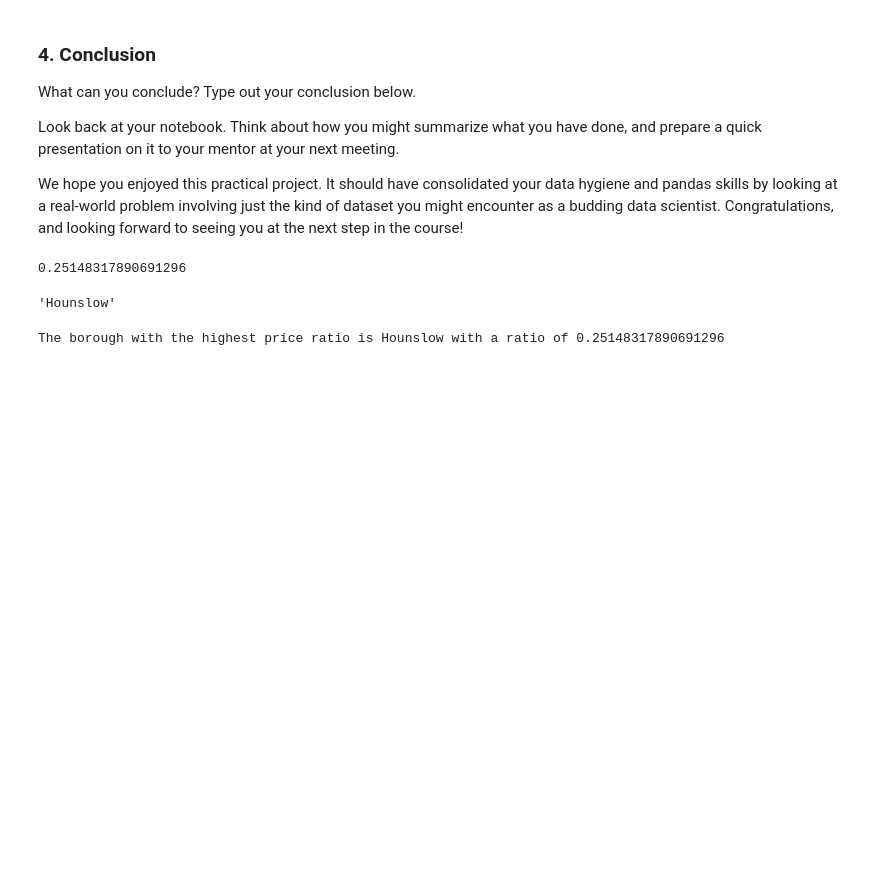
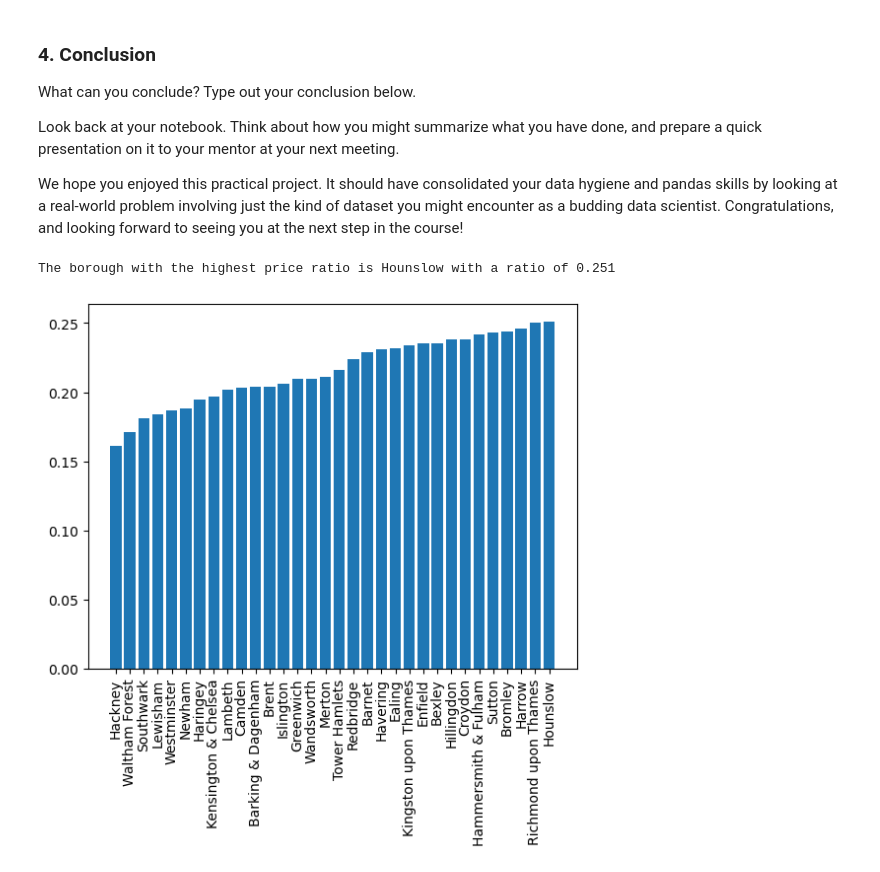
Before and after one commit to kyleanthonyr/london-housing-project, a Jupyter notebook: London Housing Challenge - Tier 3.ipynb, the cells around one changed output. Saved outputs shown, nothing was run; the diff lists cells and outputs as text; code cells hidden in the pictures; blank space fills up the shorter version.

Commit message:
add chart to show trends, sorted boroughs

```diff
--- a/London Housing Challenge - Tier 3.ipynb
+++ b/London Housing Challenge - Tier 3.ipynb
@@ -442,0 +429,6 @@ len(filtered_boroughs)
+# %%
+not_boroughs = ['City of London', 'England', 'Outer London', 'Inner London']
+regions = [borough for borough in boroughs if borough.isupper()]
+# %%
+filtered_boroughs_and_regions = [borough for borough in boroughs if borough not in not_boroughs and borough not in regions]
+filtered_boroughs_and_regions
@@ -444,7 +454,7 @@ len(filtered_boroughs)
 price_ratio = {}
 
 # Iterates over the unique set of borough names, calculates the average price for 1998 and 2018 and adds it to the dict price_ratio
-for borough in filtered_boroughs:
+for borough in filtered_boroughs_and_regions:
     ratio = create_price_ratio(properties, borough)
     price_ratio[borough] = ratio
 
@@ -469,0 +480,3 @@ price_ratio
+# %%
+sorted_ratios = {k: v for k, v in sorted(price_ratio.items(), key=lambda item: item[1])}
+sorted_ratios
@@ -474,17 +505,16 @@ What can you conclude? Type out your conclusion below.
 Look back at your notebook. Think about how you might summarize what you have done, and prepare a quick presentation on it to your mentor at your next meeting.
 
 We hope you enjoyed this practical project. It should have consolidated your data hygiene and pandas skills by looking at a real-world problem involving just the kind of dataset you might encounter as a budding data scientist. Congratulations, and looking forward to seeing you at the next step in the course!
-# %%
-max_ratio = max(price_ratio.values())
-max_ratio
-# %% [output]
-0.25148317890691296
-# %%
-max_borough = max(price_ratio, key=price_ratio.get)
-max_borough
-# %% [output]
-'Hounslow'
 # %%
-print(f'The borough with the highest price ratio is {max_borough} with a ratio of {max_ratio}')
+print(f'The borough with the highest price ratio is Hounslow with a ratio of {sorted_ratios["Hounslow"]}')
 # %% [output]
-The borough with the highest price ratio is Hounslow with a ratio of 0.25148317890691296
+The borough with the highest price ratio is Hounslow with a ratio of 0.251
+# %%
+boroughs = list(sorted_ratios.keys())
+ratios = list(sorted_ratios.values())
+
+plt.bar(range(len(sorted_ratios)), ratios, tick_label=boroughs)
+plt.xticks(rotation='vertical')
+plt.show()
+# %% [output]
+[figure, added]
```
Also changed, not shown: parts of 4 cells of this notebook.
